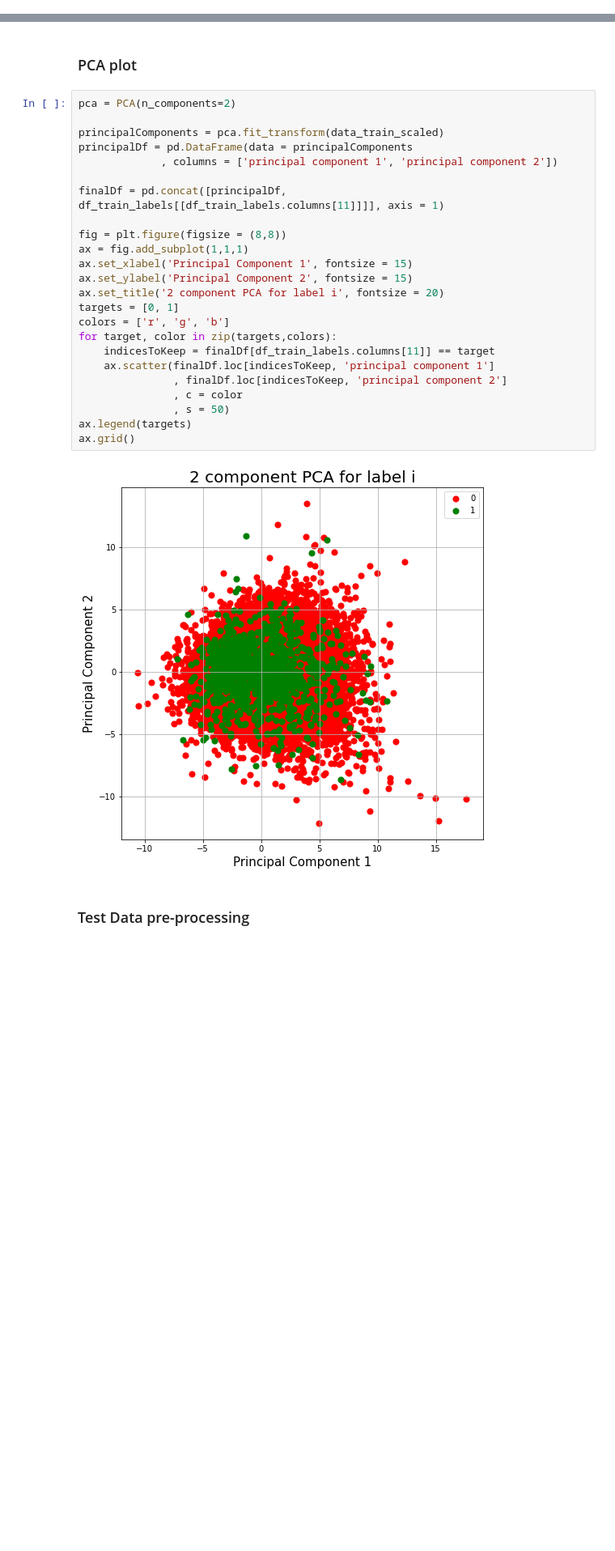
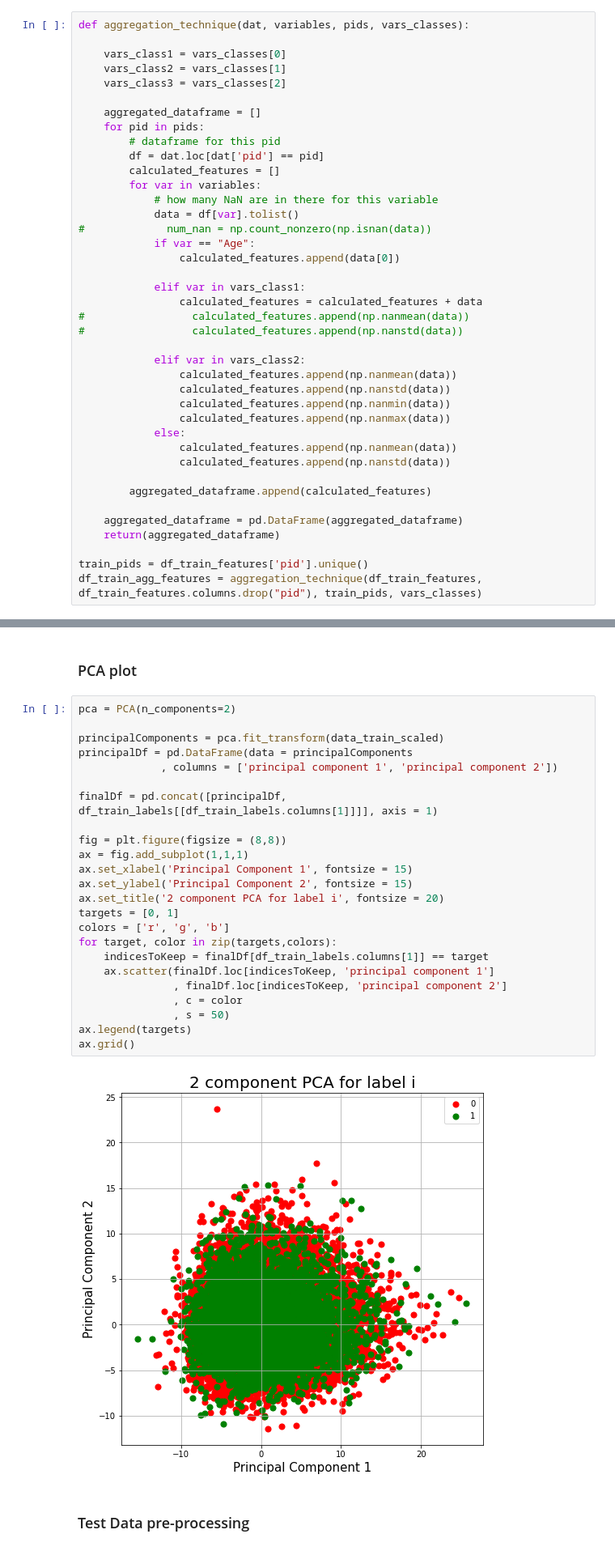
Before and after one commit to Ahmadrezauf/IntroToML, a Jupyter notebook: task_2/Ldt_task2.ipynb, the cells around one changed output, grey strips where cells are left out. Shown at 81% size. Cells and saved outputs as stored; diff of their text form; blank space fills up the shorter version.

Commit message:
different aggregation

```diff
--- a/task_2/Ldt_task2.ipynb
+++ b/task_2/Ldt_task2.ipynb
@@ -218,0 +166,40 @@ Index([            ('Age', 'mean'),            ('Temp', 'amin'),
+# %%
+def aggregation_technique(dat, variables, pids, vars_classes):
+
+    vars_class1 = vars_classes[0]
+    vars_class2 = vars_classes[1]
+    vars_class3 = vars_classes[2]
+
+    aggregated_dataframe = []
+    for pid in pids:
+        # dataframe for this pid
+        df = dat.loc[dat['pid'] == pid]
+        calculated_features = []
+        for var in variables:
+            # how many NaN are in there for this variable
+            data = df[var].tolist()
+#             num_nan = np.count_nonzero(np.isnan(data))
+            if var == "Age":
+                calculated_features.append(data[0])
+
+            elif var in vars_class1:
+                calculated_features = calculated_features + data
+#                 calculated_features.append(np.nanmean(data))
+#                 calculated_features.append(np.nanstd(data))
+
+            elif var in vars_class2:
+                calculated_features.append(np.nanmean(data))
+                calculated_features.append(np.nanstd(data))
+                calculated_features.append(np.nanmin(data))
+                calculated_features.append(np.nanmax(data))
+            else:
+                calculated_features.append(np.nanmean(data))
+                calculated_features.append(np.nanstd(data))
+
+        aggregated_dataframe.append(calculated_features)
+
+    aggregated_dataframe = pd.DataFrame(aggregated_dataframe)
+    return(aggregated_dataframe)
+
+train_pids = df_train_features['pid'].unique()
+df_train_agg_features = aggregation_technique(df_train_features, df_train_features.columns.drop("pid"), train_pids, vars_classes)
@@ -253,28 +275,28 @@ pd.DataFrame(data_train_scaled).corrwith(other = pd.DataFrame(df_train_agg_imput
 # %%
 pca = PCA(n_components=2)
 
 principalComponents = pca.fit_transform(data_train_scaled)
 principalDf = pd.DataFrame(data = principalComponents
              , columns = ['principal component 1', 'principal component 2'])
 
-finalDf = pd.concat([principalDf, df_train_labels[[df_train_labels.columns[11]]]], axis = 1)
+finalDf = pd.concat([principalDf, df_train_labels[[df_train_labels.columns[1]]]], axis = 1)
 
 fig = plt.figure(figsize = (8,8))
 ax = fig.add_subplot(1,1,1)
 ax.set_xlabel('Principal Component 1', fontsize = 15)
 ax.set_ylabel('Principal Component 2', fontsize = 15)
 ax.set_title('2 component PCA for label i', fontsize = 20)
 targets = [0, 1]
 colors = ['r', 'g', 'b']
 for target, color in zip(targets,colors):
-    indicesToKeep = finalDf[df_train_labels.columns[11]] == target
+    indicesToKeep = finalDf[df_train_labels.columns[1]] == target
     ax.scatter(finalDf.loc[indicesToKeep, 'principal component 1']
                , finalDf.loc[indicesToKeep, 'principal component 2']
                , c = color
                , s = 50)
 ax.legend(targets)
 ax.grid()
 # %% [output]
-[figure, old version]
+[figure, new version]
 # %% [markdown]
 ### Test Data pre-processing
```
Also changed, not shown: parts of 29 cells of this notebook, 22 other files.
